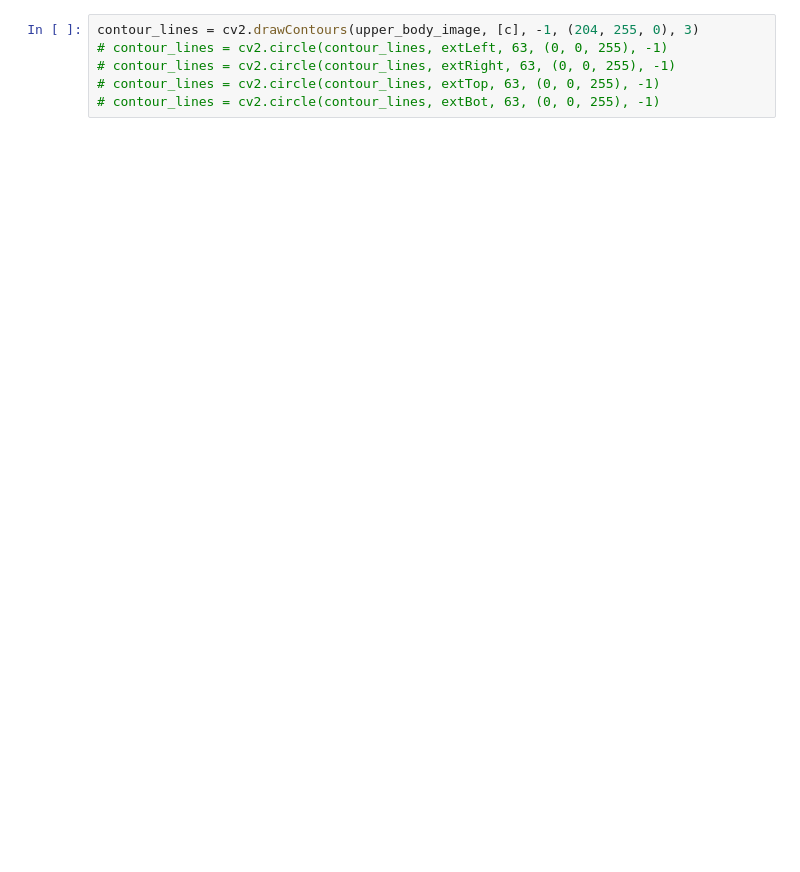
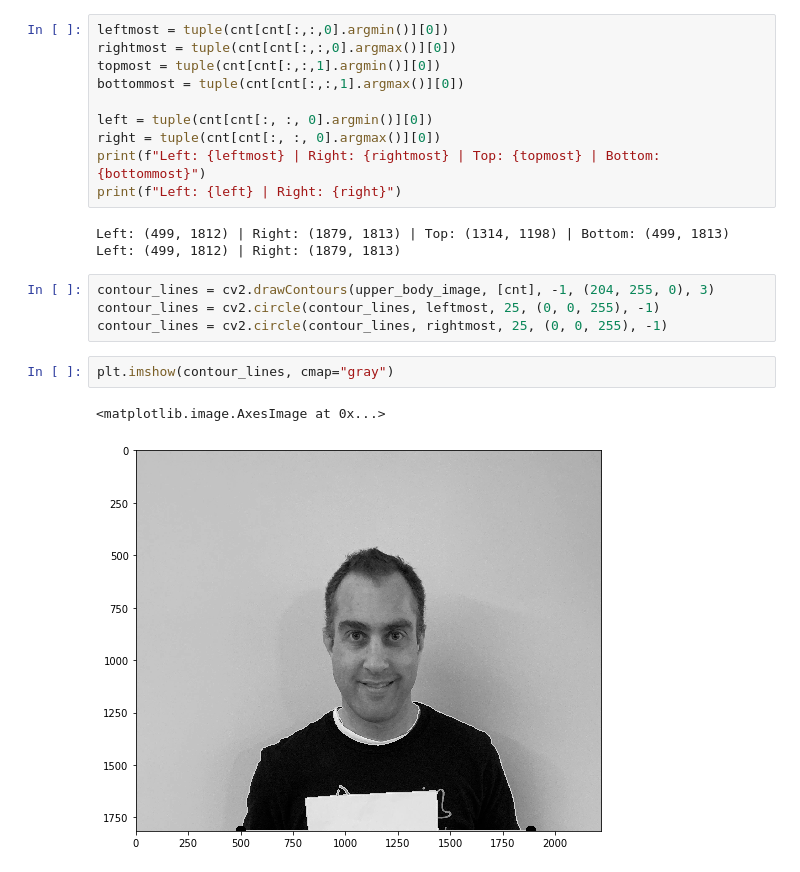
Before and after one commit to ketanio/image-issues, a Jupyter notebook: shape_detection.ipynb, the cells around one changed output. Saved outputs shown, nothing was run; the diff lists cells and outputs as text; blank space fills up the shorter version.

```diff
--- a/shape_detection.ipynb
+++ b/shape_detection.ipynb
@@ -58,8 +60,24 @@ extBot = tuple(c[c[:, :, 1].argmax()][0])
+# %%
+leftmost = tuple(cnt[cnt[:,:,0].argmin()][0])
+rightmost = tuple(cnt[cnt[:,:,0].argmax()][0])
+topmost = tuple(cnt[cnt[:,:,1].argmin()][0])
+bottommost = tuple(cnt[cnt[:,:,1].argmax()][0])
+
+left = tuple(cnt[cnt[:, :, 0].argmin()][0])
+right = tuple(cnt[cnt[:, :, 0].argmax()][0])
+print(f"Left: {leftmost} | Right: {rightmost} | Top: {topmost} | Bottom: {bottommost}")
+print(f"Left: {left} | Right: {right}")
+# %% [output]
+Left: (499, 1812) | Right: (1879, 1813) | Top: (1314, 1198) | Bottom: (499, 1813)
+Left: (499, 1812) | Right: (1879, 1813)
 # %%
-contour_lines = cv2.drawContours(upper_body_image, [c], -1, (204, 255, 0), 3)
-# contour_lines = cv2.circle(contour_lines, extLeft, 63, (0, 0, 255), -1)
-# contour_lines = cv2.circle(contour_lines, extRight, 63, (0, 0, 255), -1)
-# contour_lines = cv2.circle(contour_lines, extTop, 63, (0, 0, 255), -1)
-# contour_lines = cv2.circle(contour_lines, extBot, 63, (0, 0, 255), -1)
+contour_lines = cv2.drawContours(upper_body_image, [cnt], -1, (204, 255, 0), 3)
+contour_lines = cv2.circle(contour_lines, leftmost, 25, (0, 0, 255), -1)
+contour_lines = cv2.circle(contour_lines, rightmost, 25, (0, 0, 255), -1)
+# %%
+plt.imshow(contour_lines, cmap="gray")
+# %% [output]
+<matplotlib.image.AxesImage at 0x...>
+[figure, added]
 # %%
 plt.imshow(contour_lines)
```
Also changed, not shown: parts of 7 cells of this notebook, 2 other files.
